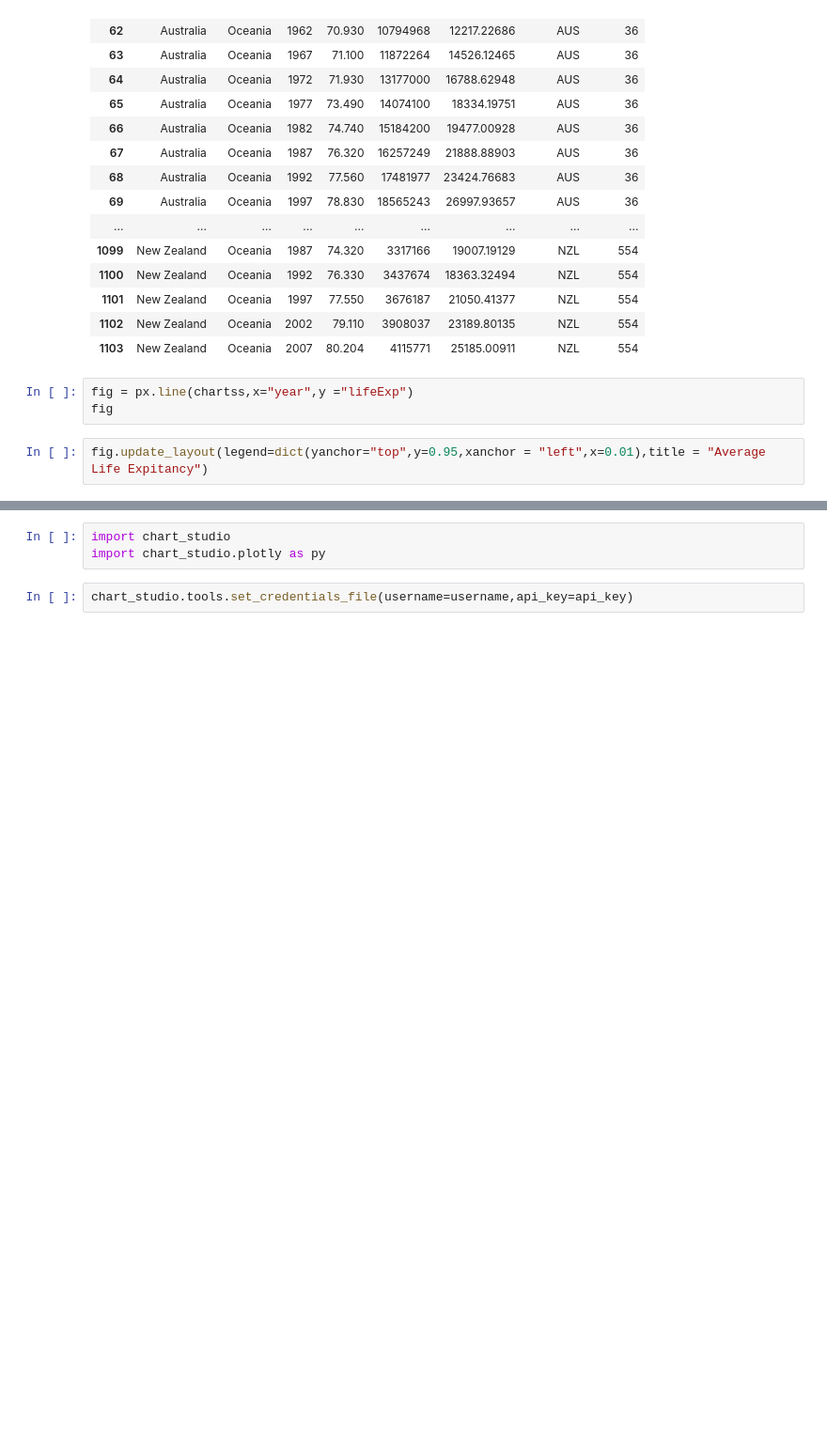
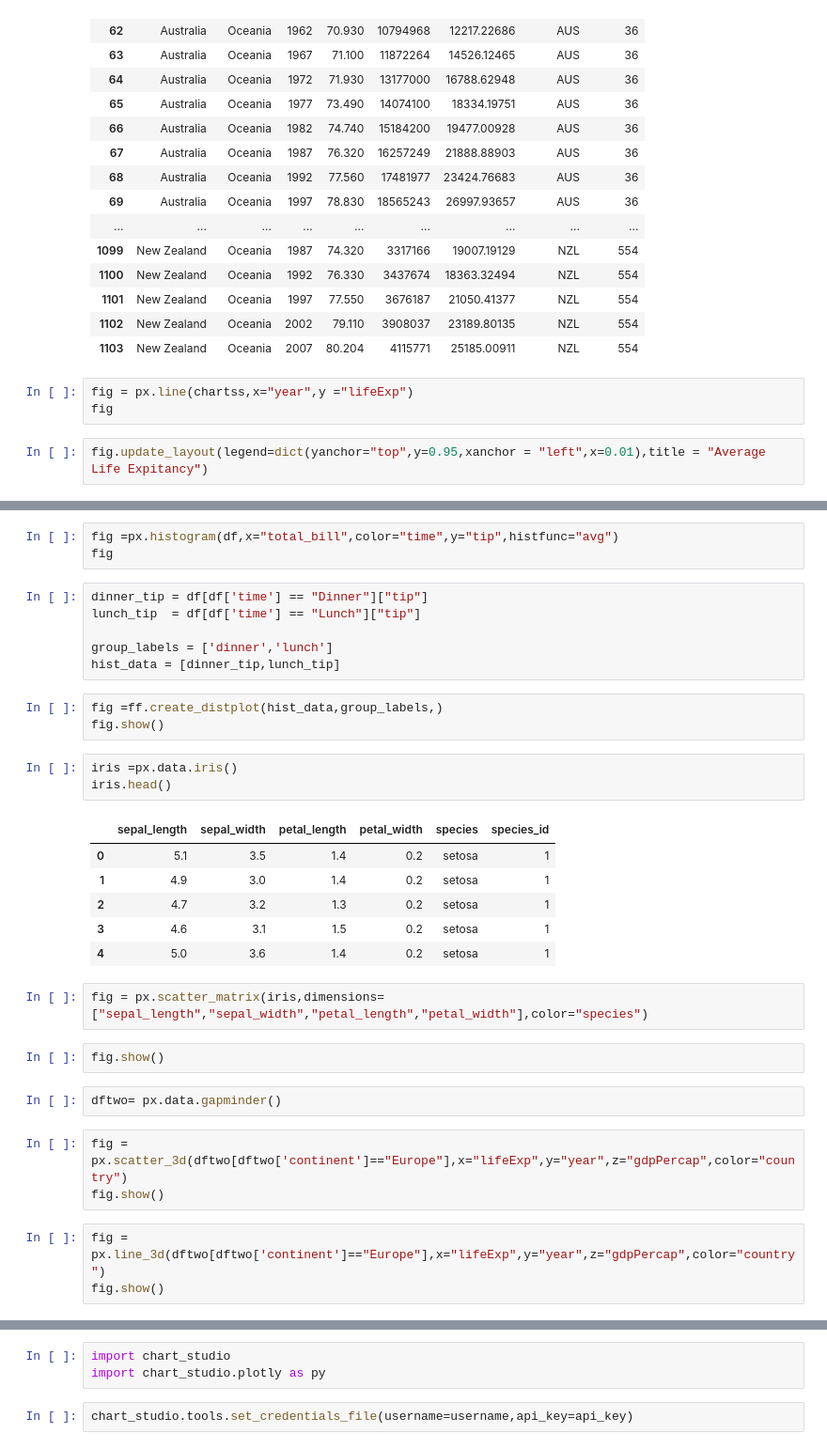
Before and after one commit to ruhanahmad/DataScience, a Jupyter notebook: pythonplotly/visulisation.ipynb, the cells around one changed output, grey strips where cells are left out. Shown at 94% size. Drawn from its saved outputs; the diff is of its cells as text; blank space fills up the shorter version.

```diff
--- a/pythonplotly/visulisation.ipynb
+++ b/pythonplotly/visulisation.ipynb
@@ -92,0 +136,34 @@ fig.update_layout(legend=dict(yanchor="top",y=0.95,xanchor = "left",x=0.01),titl
+# %%
+fig =px.histogram(df,x="total_bill",color="time",y="tip",histfunc="avg")
+fig
+# %%
+dinner_tip = df[df['time'] == "Dinner"]["tip"]
+lunch_tip  = df[df['time'] == "Lunch"]["tip"]
+
+group_labels = ['dinner','lunch']
+hist_data = [dinner_tip,lunch_tip]
+# %%
+fig =ff.create_distplot(hist_data,group_labels,)
+fig.show()
+# %%
+iris =px.data.iris()
+iris.head()
+# %% [output]
+|  | sepal_length | sepal_width | petal_length | petal_width | species | species_id |
+| 0 | 5.1 | 3.5 | 1.4 | 0.2 | setosa | 1 |
+| 1 | 4.9 | 3.0 | 1.4 | 0.2 | setosa | 1 |
+| 2 | 4.7 | 3.2 | 1.3 | 0.2 | setosa | 1 |
+| 3 | 4.6 | 3.1 | 1.5 | 0.2 | setosa | 1 |
+| 4 | 5.0 | 3.6 | 1.4 | 0.2 | setosa | 1 |
+# %%
+fig = px.scatter_matrix(iris,dimensions=["sepal_length","sepal_width","petal_length","petal_width"],color="species")
+# %%
+fig.show()
+# %%
+dftwo= px.data.gapminder()
+# %%
+fig = px.scatter_3d(dftwo[dftwo['continent']=="Europe"],x="lifeExp",y="year",z="gdpPercap",color="country")
+fig.show()
+# %%
+fig = px.line_3d(dftwo[dftwo['continent']=="Europe"],x="lifeExp",y="year",z="gdpPercap",color="country")
+fig.show()
```
Also changed, not shown: parts of 46 cells of this notebook, 2 other files.
